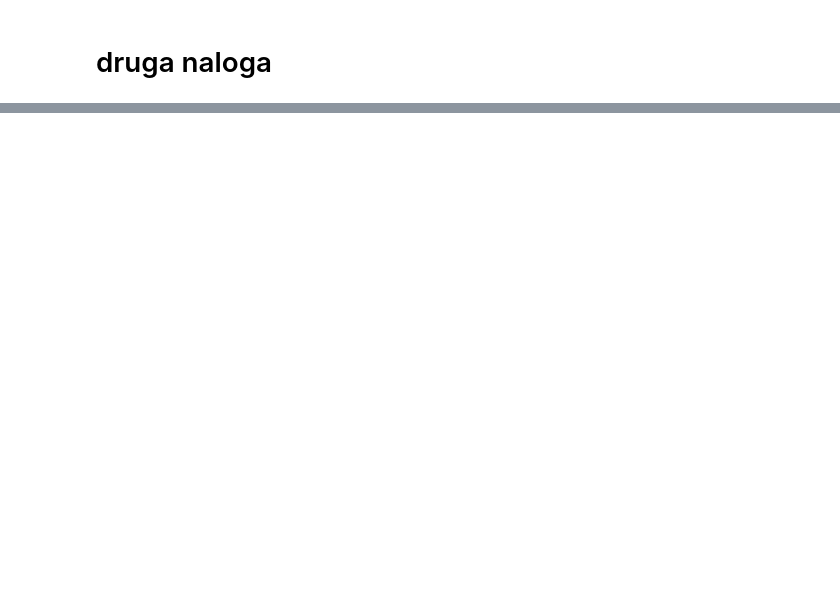
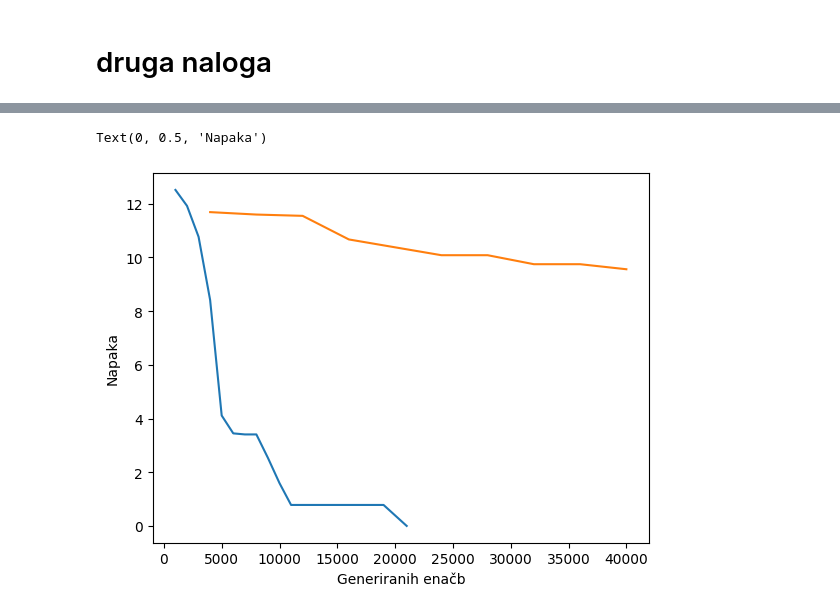
Before and after one commit to tadejpetric/nsu, a Jupyter notebook: dn4/resitev.ipynb, the cells around one changed output, grey strips where cells are left out. Saved outputs shown, nothing was run; the diff lists cells and outputs as text; code cells hidden in the pictures; blank space fills up the shorter version.

```diff
--- a/dn4/resitev.ipynb
+++ b/dn4/resitev.ipynb
@@ -297,0 +257,8 @@ plt.plot(x,y)
+# %%
+plt.plot(*prepare_plot("sndgen1000.csv"))
+plt.plot(*prepare_plot("seconddum4000.csv"))
+plt.xlabel('Generiranih enačb')
+plt.ylabel('Napaka')
+# %% [output]
+Text(0, 0.5, 'Napaka')
+[figure, added]
```
Also changed, not shown: parts of 13 cells of this notebook, 12 other files.
